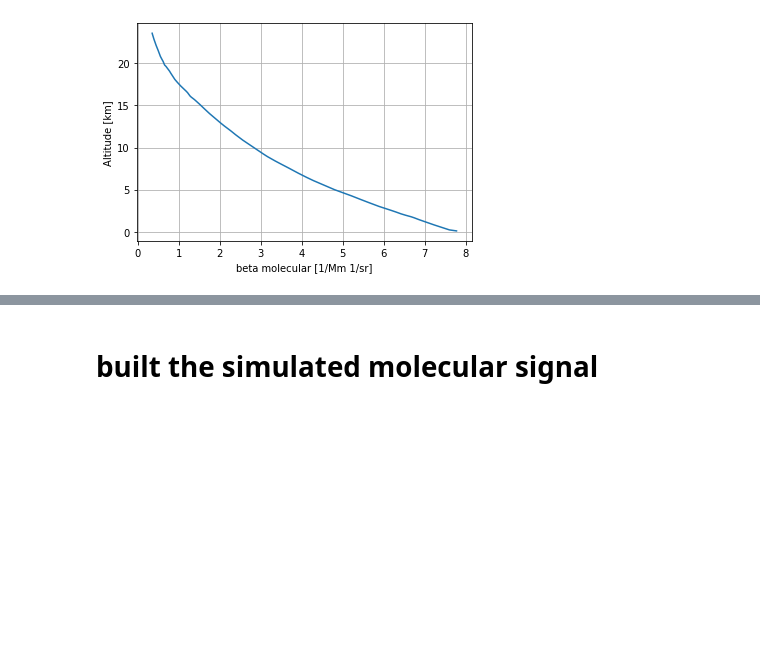
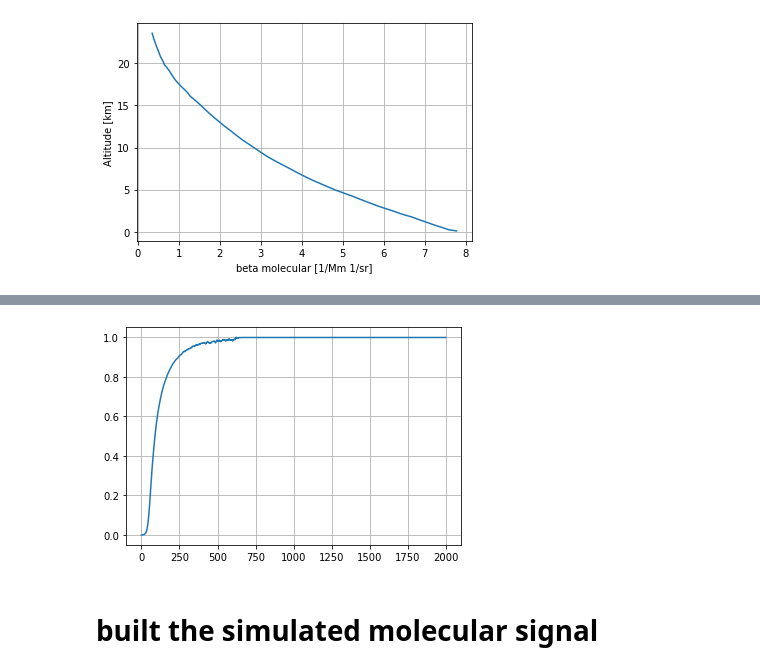
Before and after one commit to hmjbarbosa/RMlicelPython, a Jupyter notebook: Rotina.ipynb, the cells around one changed output, grey strips where cells are left out. Drawn from its saved outputs; the diff is of its cells as text; code cells hidden in the pictures; blank space fills up the shorter version.

```diff
--- a/Rotina.ipynb
+++ b/Rotina.ipynb
@@ -274,2 +280,7 @@ plt.plot(overlap[0])
+# %%
+plt.plot(overlap[0])
+plt.grid()
+# %% [output]
+[figure, added]
 # %% [markdown]
 # built the simulated molecular signal
```
Also changed, not shown: parts of 59 cells of this notebook.
